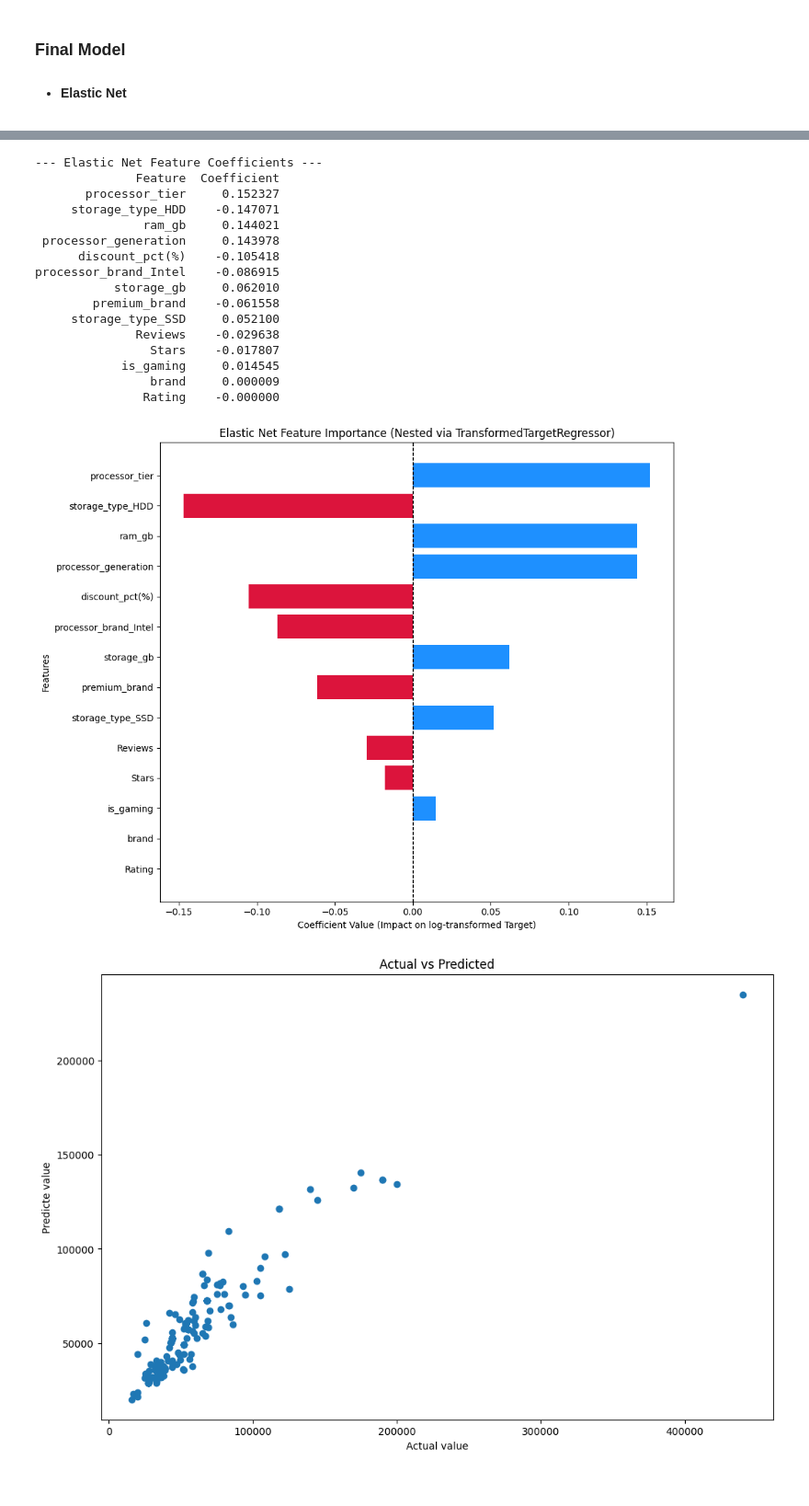
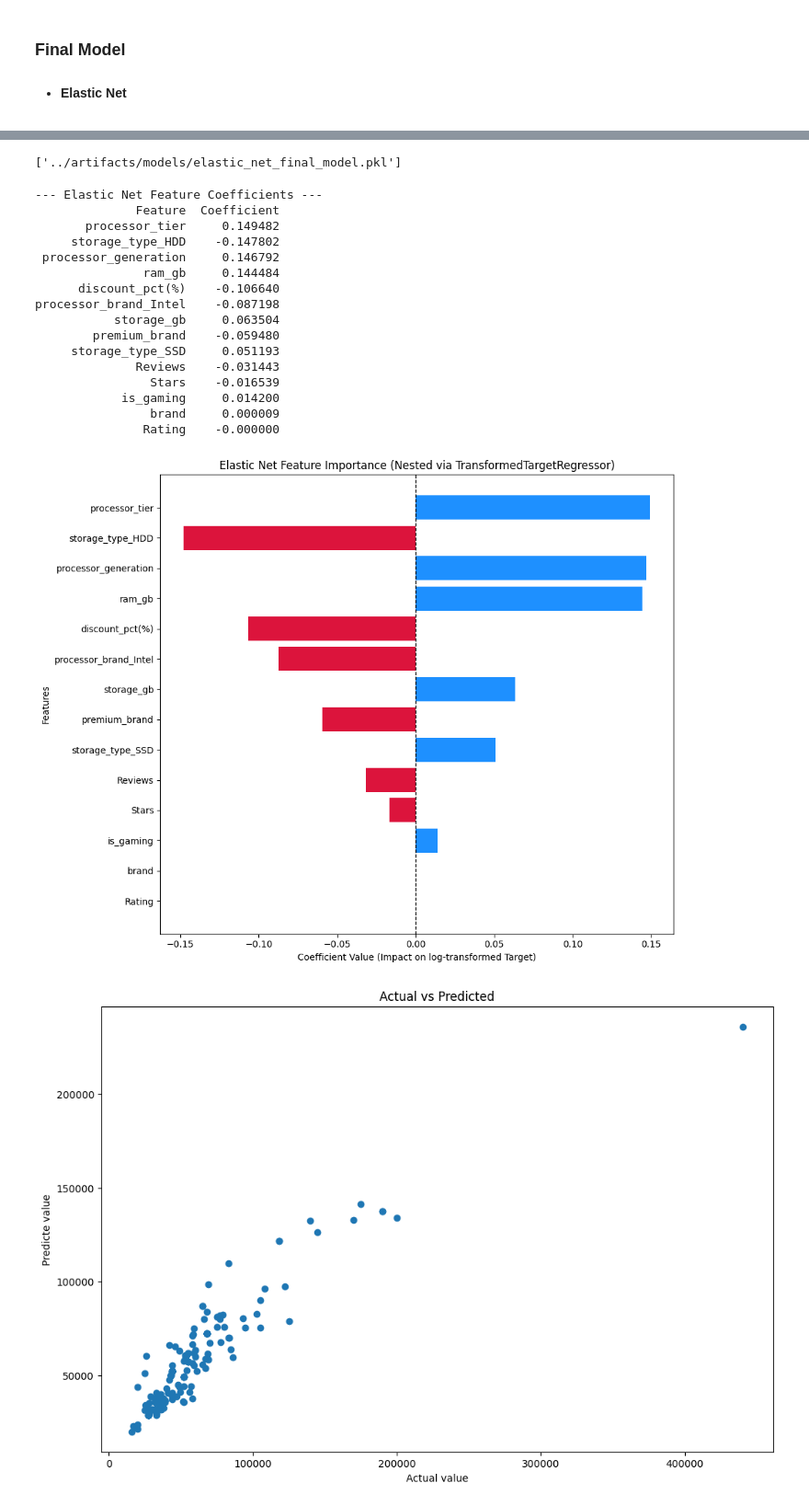
Before and after one commit to apabritamaity/data-analyst-portfolio-1, a Jupyter notebook: ecommerce-product-analytics/notebooks/05_model_training.ipynb, the cells around one changed output, grey strips where cells are left out. Shown at 92% size. Drawn from its saved outputs; the diff is of its cells as text; code cells hidden in the pictures.

Commit message:
update model training

```diff
--- a/ecommerce-product-analytics/notebooks/05_model_training.ipynb
+++ b/ecommerce-product-analytics/notebooks/05_model_training.ipynb
@@ -897,10 +897,20 @@ import joblib
 final_pipeline = elastic_net_search.best_estimator_
 
 ## Save the pipeline to a file
-# joblib.dump(final_pipeline, "elastic_net_final_model.pkl")
+joblib.dump(final_pipeline,"../artifacts/models/elastic_net_final_model.pkl")
+# %% [output]
+['../artifacts/models/elastic_net_final_model.pkl']
 # %%
-import matplotlib.pyplot as plt
-import pandas as pd
+numeric_features = ["Rating", "Reviews", "ram_gb", "storage_gb", "discount_pct(%)"]
+yeo_features = ["Stars"]
+target_features = ["brand"]
+ordinal_features = ["processor_tier"]
+passthrough_features = ["processor_generation", "is_gaming", "premium_brand"]
+
+fitted_preprocessor = final_pipeline.named_steps["preprocessor"]
+ohe_features = fitted_preprocessor.named_transformers_["OneHotEncoding"].get_feature_names_out(
+    ["storage_type", "processor_brand"]
+)
 
 ## Combine your features exactly as you defined them
 feature_names = (
@@ -928,46 +938,46 @@ importance_df = pd.DataFrame(
 )
 
 ## Add absolute values to accurately sort by overall magnitude
 importance_df["Absolute_Importance"] = importance_df["Coefficient"].abs()
 importance_df = importance_df.sort_values(
     by="Absolute_Importance", ascending=False
 ).drop(columns=["Absolute_Importance"])
 
 # Print out your final importance table
 print("--- Elastic Net Feature Coefficients ---")
 print(importance_df.to_string(index=False))
 
 ## Generate a clear visual plot
 plt.figure(figsize=(10, 8))
 
 colors = ["crimson" if c < 0 else "dodgerblue" for c in importance_df["Coefficient"]]
 
 plt.barh(importance_df["Feature"], importance_df["Coefficient"], color=colors)
 plt.axvline(0, color="black", linestyle="--", linewidth=1)
 plt.xlabel("Coefficient Value (Impact on log-transformed Target)")
 plt.ylabel("Features")
 plt.title("Elastic Net Feature Importance (Nested via TransformedTargetRegressor)")
 plt.gca().invert_yaxis()  # Put the most important feature on top
 plt.tight_layout()
 plt.show()
 # %% [output]
 --- Elastic Net Feature Coefficients ---
               Feature  Coefficient
-       processor_tier     0.152327
-     storage_type_HDD    -0.147071
-               ram_gb     0.144021
- processor_generation     0.143978
-      discount_pct(%)    -0.105418
-processor_brand_Intel    -0.086915
-           storage_gb     0.062010
-        premium_brand    -0.061558
-     storage_type_SSD     0.052100
-              Reviews    -0.029638
-                Stars    -0.017807
-            is_gaming     0.014545
+       processor_tier     0.149482
+     storage_type_HDD    -0.147802
+ processor_generation     0.146792
+               ram_gb     0.144484
+      discount_pct(%)    -0.106640
+processor_brand_Intel    -0.087198
+           storage_gb     0.063504
+        premium_brand    -0.059480
+     storage_type_SSD     0.051193
+              Reviews    -0.031443
+                Stars    -0.016539
+            is_gaming     0.014200
                 brand     0.000009
                Rating    -0.000000
-[figure, old version]
+[figure, new version]
 # %%
 # feature_importance = pd.DataFrame({
 #     "Feature": feature_names,
```
Also changed, not shown: parts of 30 cells of this notebook.
